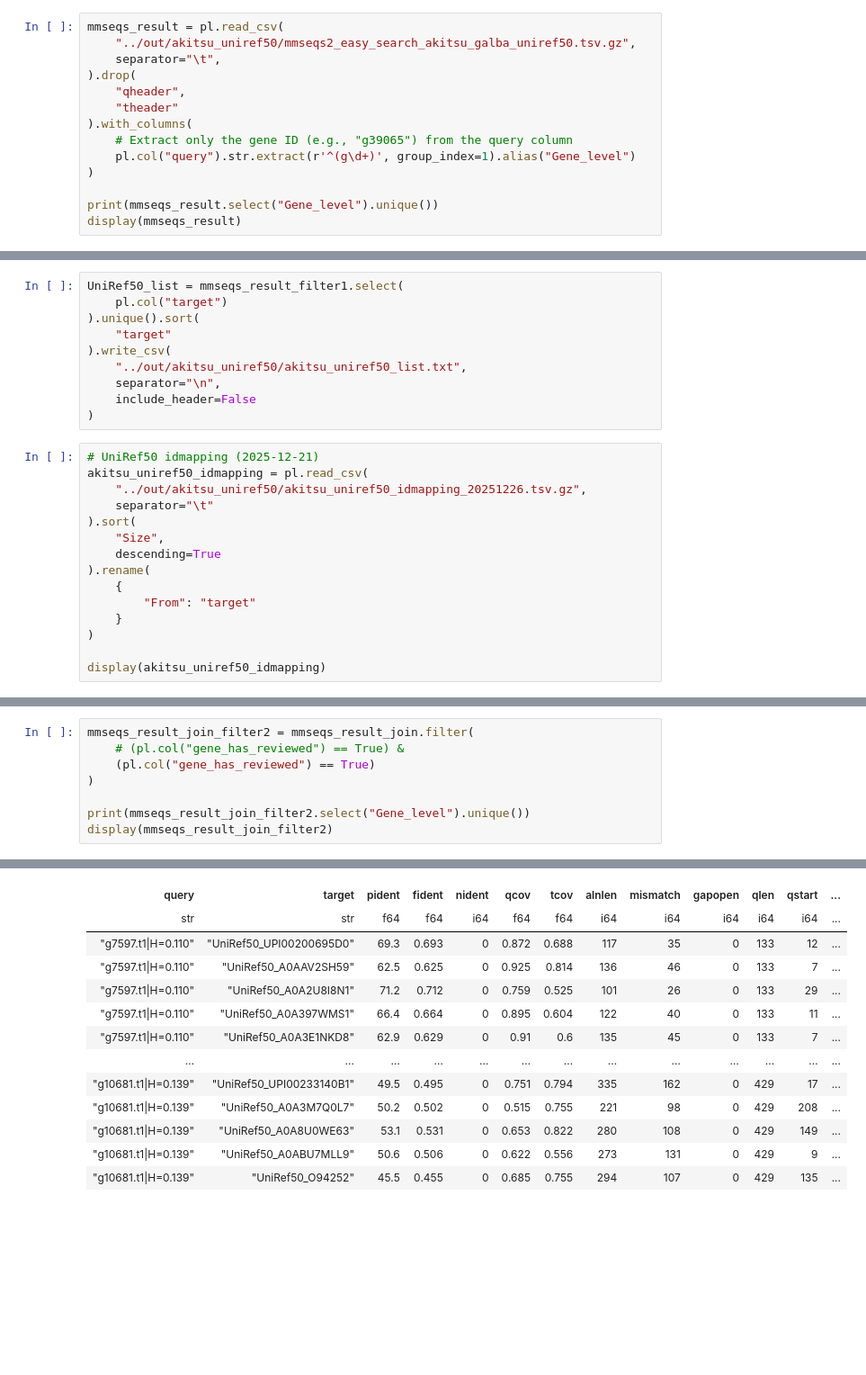
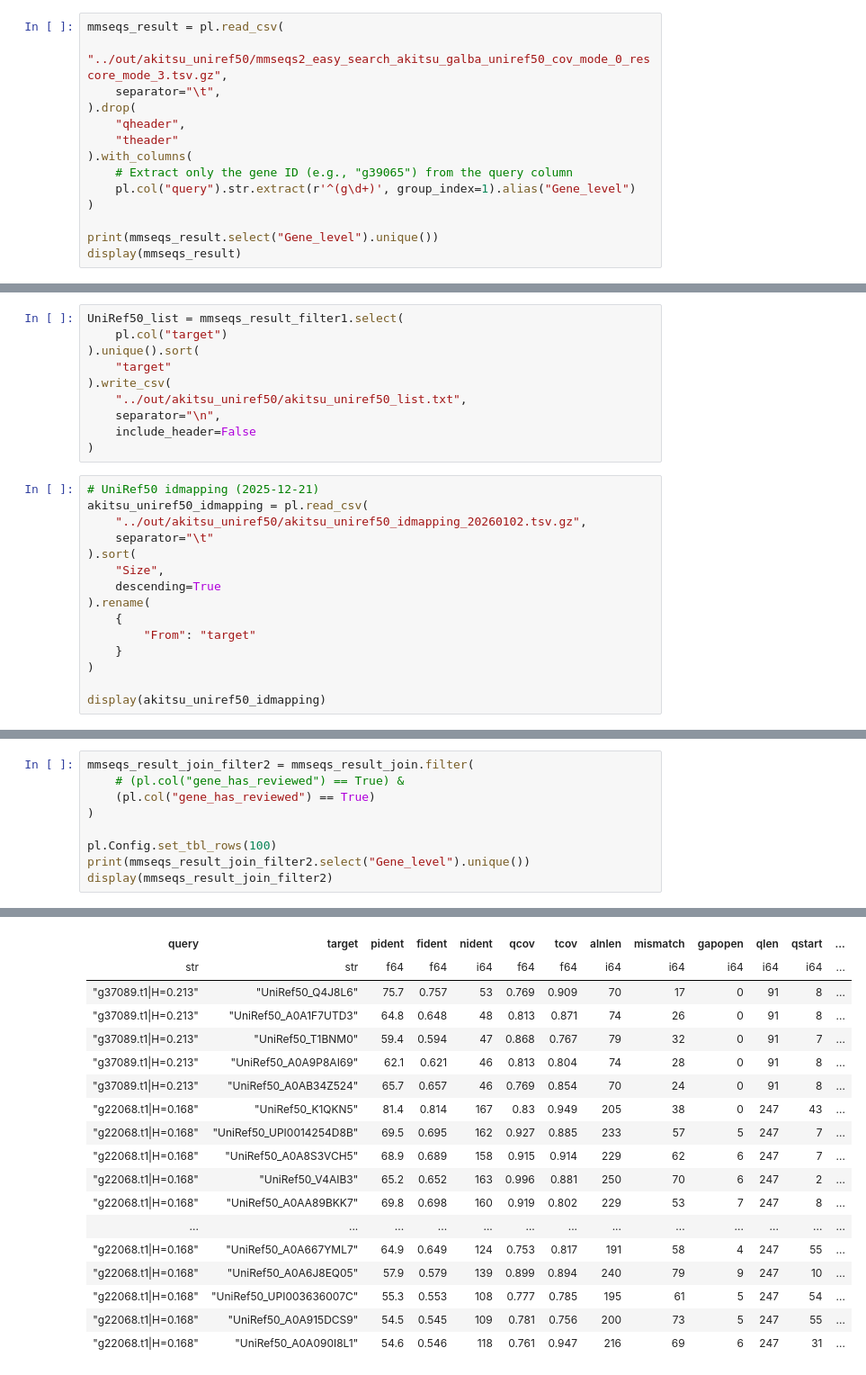
Before and after one commit to yonesora56/TEA_annotation, a Jupyter notebook: notebooks/mmseqs2_result_akitsu_uniref50.ipynb, the cells around one changed output, grey strips where cells are left out. Shown at 90% size. Drawn from its saved outputs; the diff is of its cells as text; blank space fills up the shorter version.

```diff
--- a/notebooks/mmseqs2_result_akitsu_uniref50.ipynb
+++ b/notebooks/mmseqs2_result_akitsu_uniref50.ipynb
@@ -71,7 +71,7 @@ Total: 1 gaps
 g29721: gap between .t1 and .t3 (has: [1, 3])
 # %%
 mmseqs_result = pl.read_csv(
-    "../out/akitsu_uniref50/mmseqs2_easy_search_akitsu_galba_uniref50.tsv.gz",
+    "../out/akitsu_uniref50/mmseqs2_easy_search_akitsu_galba_uniref50_cov_mode_0_rescore_mode_3.tsv.gz",
     separator="\t",
 ).drop(
     "qheader",
@@ -169,7 +169,7 @@ UniRef50_list = mmseqs_result_filter1.select(
 # %%
 # UniRef50 idmapping (2025-12-21)
 akitsu_uniref50_idmapping = pl.read_csv(
-    "../out/akitsu_uniref50/akitsu_uniref50_idmapping_20251226.tsv.gz",
+    "../out/akitsu_uniref50/akitsu_uniref50_idmapping_20260102.tsv.gz",
     separator="\t"
 ).sort(
     "Size",
@@ -260,6 +260,7 @@ mmseqs_result_join_filter2 = mmseqs_result_join.filter(
     (pl.col("gene_has_reviewed") == True)
 )
 
+pl.Config.set_tbl_rows(100)
 print(mmseqs_result_join_filter2.select("Gene_level").unique())
 display(mmseqs_result_join_filter2)
 # %% [output]
@@ -285,13 +277,18 @@ shape: (1_984, 33)
 | query | target | pident | fident | nident | qcov | tcov | alnlen | mismatch | gapopen | qlen | qstart | ... |
 | str | str | f64 | f64 | i64 | f64 | f64 | i64 | i64 | i64 | i64 | i64 | ... |
-| "g7597.t1|H=0.110" | "UniRef50_UPI00200695D0" | 69.3 | 0.693 | 0 | 0.872 | 0.688 | 117 | 35 | 0 | 133 | 12 | ... |
-| "g7597.t1|H=0.110" | "UniRef50_A0AAV2SH59" | 62.5 | 0.625 | 0 | 0.925 | 0.814 | 136 | 46 | 0 | 133 | 7 | ... |
-| "g7597.t1|H=0.110" | "UniRef50_A0A2U8I8N1" | 71.2 | 0.712 | 0 | 0.759 | 0.525 | 101 | 26 | 0 | 133 | 29 | ... |
-| "g7597.t1|H=0.110" | "UniRef50_A0A397WMS1" | 66.4 | 0.664 | 0 | 0.895 | 0.604 | 122 | 40 | 0 | 133 | 11 | ... |
-| "g7597.t1|H=0.110" | "UniRef50_A0A3E1NKD8" | 62.9 | 0.629 | 0 | 0.91 | 0.6 | 135 | 45 | 0 | 133 | 7 | ... |
-| … | … | … | … | … | … | … | … | … | … | … | … | ... |
-| "g10681.t1|H=0.139" | "UniRef50_UPI00233140B1" | 49.5 | 0.495 | 0 | 0.751 | 0.794 | 335 | 162 | 0 | 429 | 17 | ... |
-| "g10681.t1|H=0.139" | "UniRef50_A0A3M7Q0L7" | 50.2 | 0.502 | 0 | 0.515 | 0.755 | 221 | 98 | 0 | 429 | 208 | ... |
-| "g10681.t1|H=0.139" | "UniRef50_A0A8U0WE63" | 53.1 | 0.531 | 0 | 0.653 | 0.822 | 280 | 108 | 0 | 429 | 149 | ... |
-| "g10681.t1|H=0.139" | "UniRef50_A0ABU7MLL9" | 50.6 | 0.506 | 0 | 0.622 | 0.556 | 273 | 131 | 0 | 429 | 9 | ... |
-| "g10681.t1|H=0.139" | "UniRef50_O94252" | 45.5 | 0.455 | 0 | 0.685 | 0.755 | 294 | 107 | 0 | 429 | 135 | ... |
+| "g37089.t1|H=0.213" | "UniRef50_Q4J8L6" | 75.7 | 0.757 | 53 | 0.769 | 0.909 | 70 | 17 | 0 | 91 | 8 | ... |
+| "g37089.t1|H=0.213" | "UniRef50_A0A1F7UTD3" | 64.8 | 0.648 | 48 | 0.813 | 0.871 | 74 | 26 | 0 | 91 | 8 | ... |
+| "g37089.t1|H=0.213" | "UniRef50_T1BNM0" | 59.4 | 0.594 | 47 | 0.868 | 0.767 | 79 | 32 | 0 | 91 | 7 | ... |
+| "g37089.t1|H=0.213" | "UniRef50_A0A9P8AI69" | 62.1 | 0.621 | 46 | 0.813 | 0.804 | 74 | 28 | 0 | 91 | 8 | ... |
+| "g37089.t1|H=0.213" | "UniRef50_A0AB34Z524" | 65.7 | 0.657 | 46 | 0.769 | 0.854 | 70 | 24 | 0 | 91 | 8 | ... |
+| "g22068.t1|H=0.168" | "UniRef50_K1QKN5" | 81.4 | 0.814 | 167 | 0.83 | 0.949 | 205 | 38 | 0 | 247 | 43 | ... |
+| "g22068.t1|H=0.168" | "UniRef50_UPI0014254D8B" | 69.5 | 0.695 | 162 | 0.927 | 0.885 | 233 | 57 | 5 | 247 | 7 | ... |
+| "g22068.t1|H=0.168" | "UniRef50_A0A8S3VCH5" | 68.9 | 0.689 | 158 | 0.915 | 0.914 | 229 | 62 | 6 | 247 | 7 | ... |
+| "g22068.t1|H=0.168" | "UniRef50_V4AIB3" | 65.2 | 0.652 | 163 | 0.996 | 0.881 | 250 | 70 | 6 | 247 | 2 | ... |
+| "g22068.t1|H=0.168" | "UniRef50_A0AA89BKK7" | 69.8 | 0.698 | 160 | 0.919 | 0.802 | 229 | 53 | 7 | 247 | 8 | ... |
+| ... | ... | ... | ... | ... | ... | ... | ... | ... | ... | ... | ... | ... |
+| "g22068.t1|H=0.168" | "UniRef50_A0A667YML7" | 64.9 | 0.649 | 124 | 0.753 | 0.817 | 191 | 58 | 4 | 247 | 55 | ... |
+| "g22068.t1|H=0.168" | "UniRef50_A0A6J8EQ05" | 57.9 | 0.579 | 139 | 0.899 | 0.894 | 240 | 79 | 9 | 247 | 10 | ... |
+| "g22068.t1|H=0.168" | "UniRef50_UPI003636007C" | 55.3 | 0.553 | 108 | 0.777 | 0.785 | 195 | 61 | 5 | 247 | 54 | ... |
+| "g22068.t1|H=0.168" | "UniRef50_A0A915DCS9" | 54.5 | 0.545 | 109 | 0.781 | 0.756 | 200 | 73 | 5 | 247 | 55 | ... |
+| "g22068.t1|H=0.168" | "UniRef50_A0A090I8L1" | 54.6 | 0.546 | 118 | 0.761 | 0.947 | 216 | 69 | 6 | 247 | 31 | ... |
```
Also changed, not shown: parts of 5 cells of this notebook, 3 other files.
